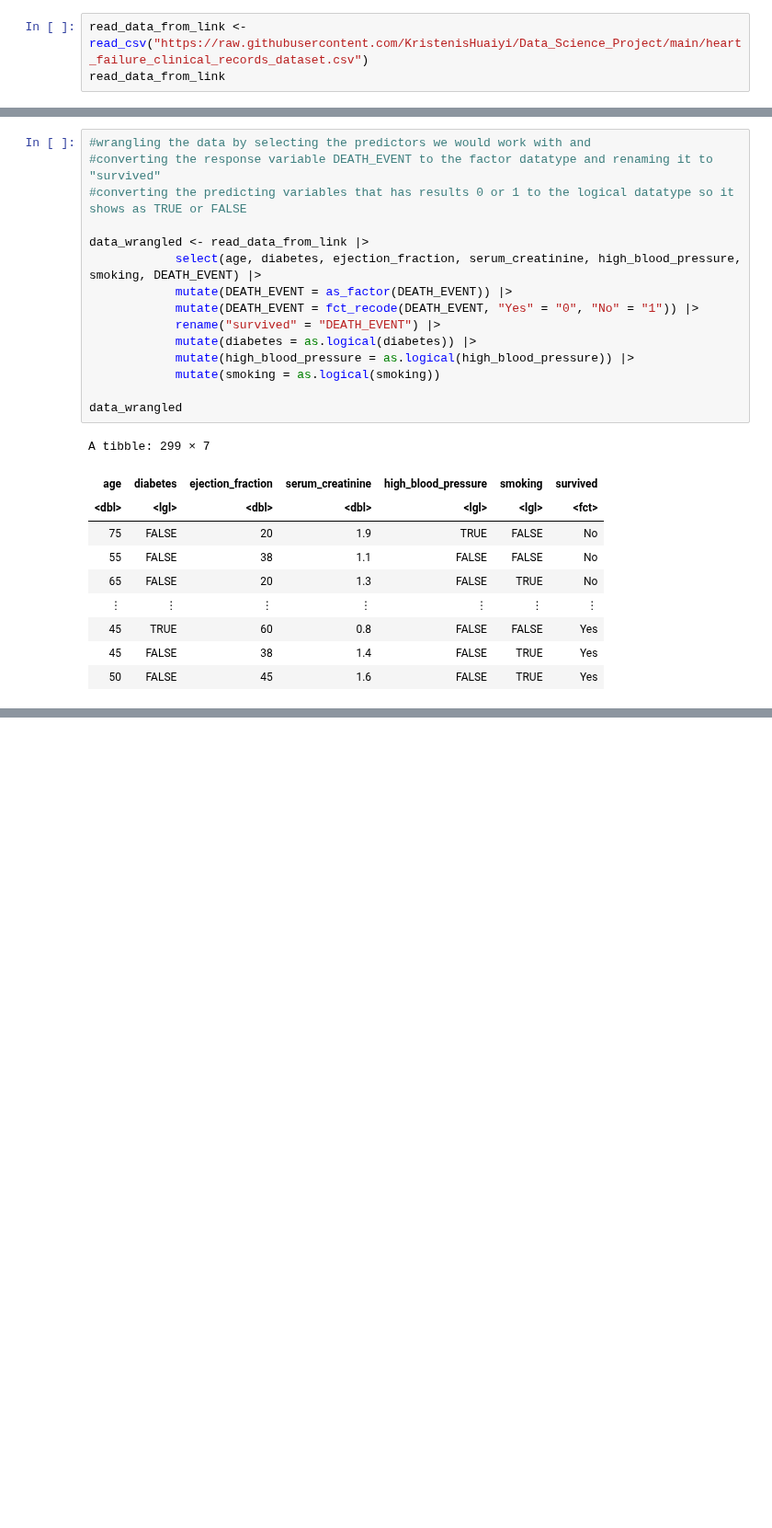
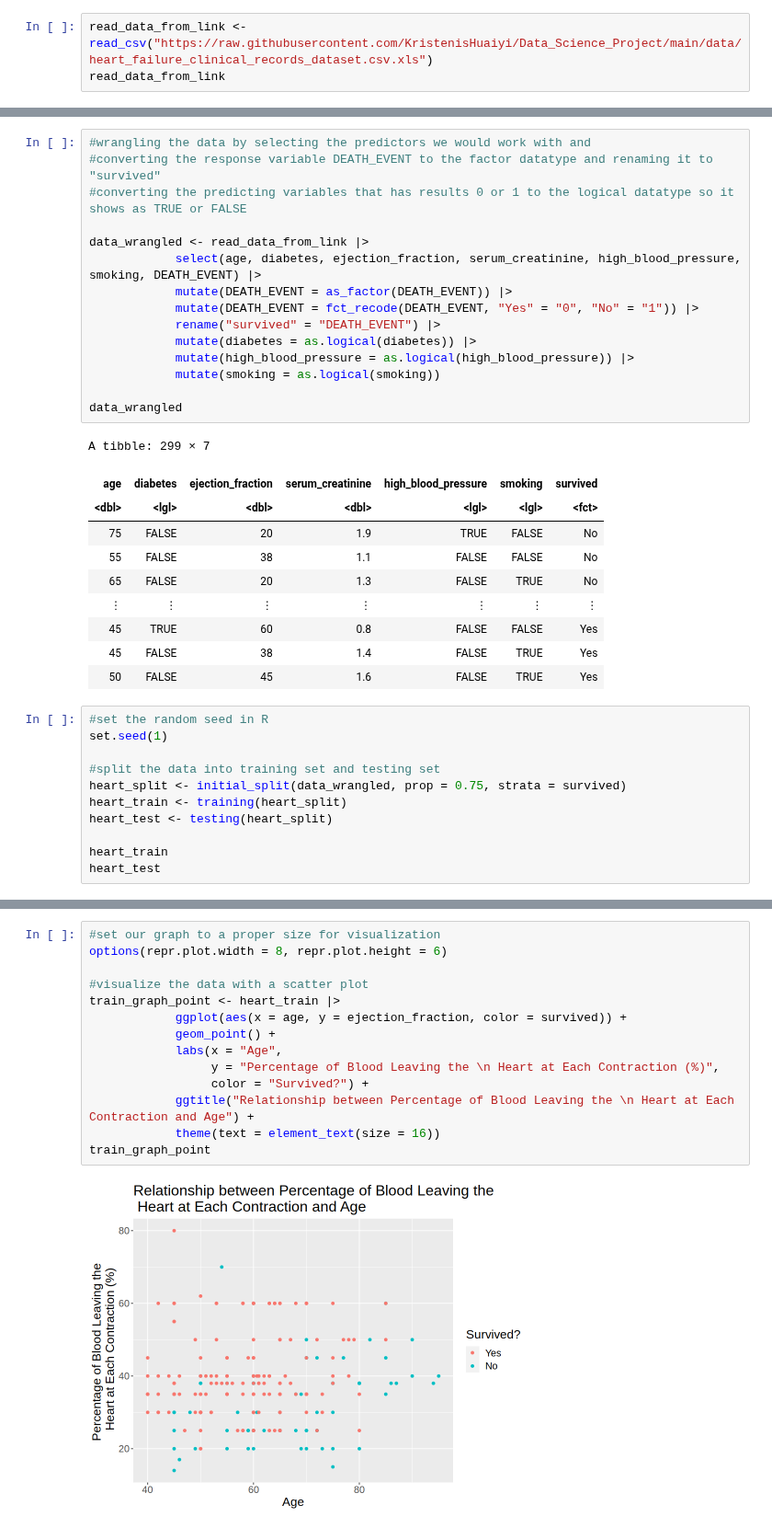
Before and after one commit to KristenisHuaiyi/Data_Science_Project, a Jupyter notebook: Proposal_2.ipynb, the cells around one changed output, grey strips where cells are left out. Shown at 92% size. Saved outputs shown, nothing was run; the diff lists cells and outputs as text; blank space fills up the shorter version.

```diff
--- a/Proposal_2.ipynb
+++ b/Proposal_2.ipynb
@@ -29,7 +29,7 @@ Updating HTML index of packages in '.Library'
 Making 'packages.html' ...
  done
 # %%
-read_data_from_link <- read_csv("https://raw.githubusercontent.com/KristenisHuaiyi/Data_Science_Project/main/heart_failure_clinical_records_dataset.csv")
+read_data_from_link <- read_csv("https://raw.githubusercontent.com/KristenisHuaiyi/Data_Science_Project/main/data/heart_failure_clinical_records_dataset.csv.xls")
 read_data_from_link
 # %% [output]
 Rows: 299 Columns: 13
@@ -75,3 +75,14 @@ A tibble: 299 × 7
 | 45 | TRUE | 60 | 0.8 | FALSE | FALSE | Yes |
 | 45 | FALSE | 38 | 1.4 | FALSE | TRUE | Yes |
 | 50 | FALSE | 45 | 1.6 | FALSE | TRUE | Yes |
+# %%
+#set the random seed in R
+set.seed(1)
+
+#split the data into training set and testing set
+heart_split <- initial_split(data_wrangled, prop = 0.75, strata = survived)
+heart_train <- training(heart_split)
+heart_test <- testing(heart_split)
+
+heart_train
+heart_test
@@ -77,0 +122,16 @@ A tibble: 299 × 7
+# %%
+#set our graph to a proper size for visualization
+options(repr.plot.width = 8, repr.plot.height = 6)
+
+#visualize the data with a scatter plot
+train_graph_point <- heart_train |>
+            ggplot(aes(x = age, y = ejection_fraction, color = survived)) +
+            geom_point() +
+            labs(x = "Age",
+                 y = "Percentage of Blood Leaving the \n Heart at Each Contraction (%)",
+                 color = "Survived?") +
+            ggtitle("Relationship between Percentage of Blood Leaving the \n Heart at Each Contraction and Age") +
+            theme(text = element_text(size = 16))
+train_graph_point
+# %% [output]
+[figure, added]
```
Also changed, not shown: parts of 8 cells of this notebook.
